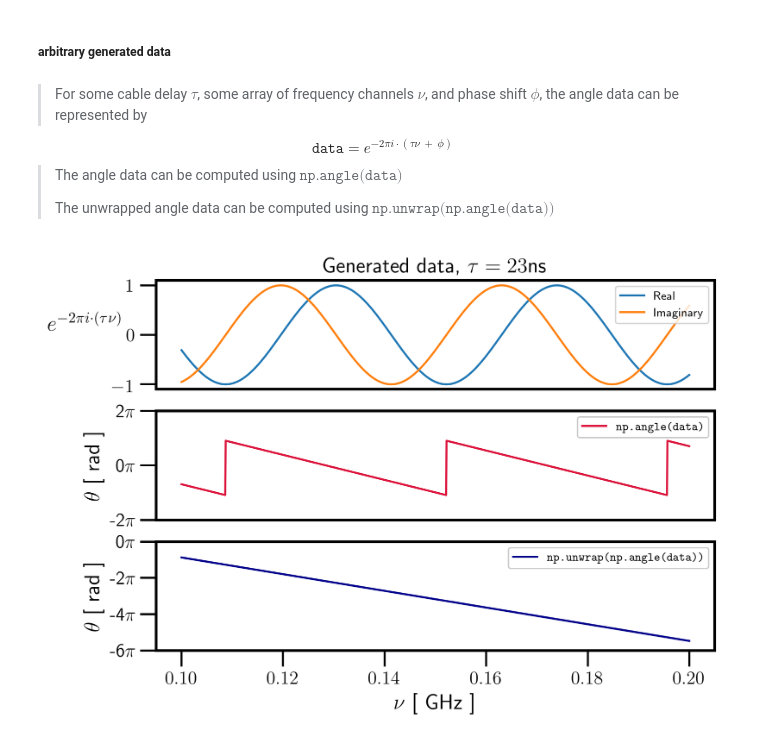
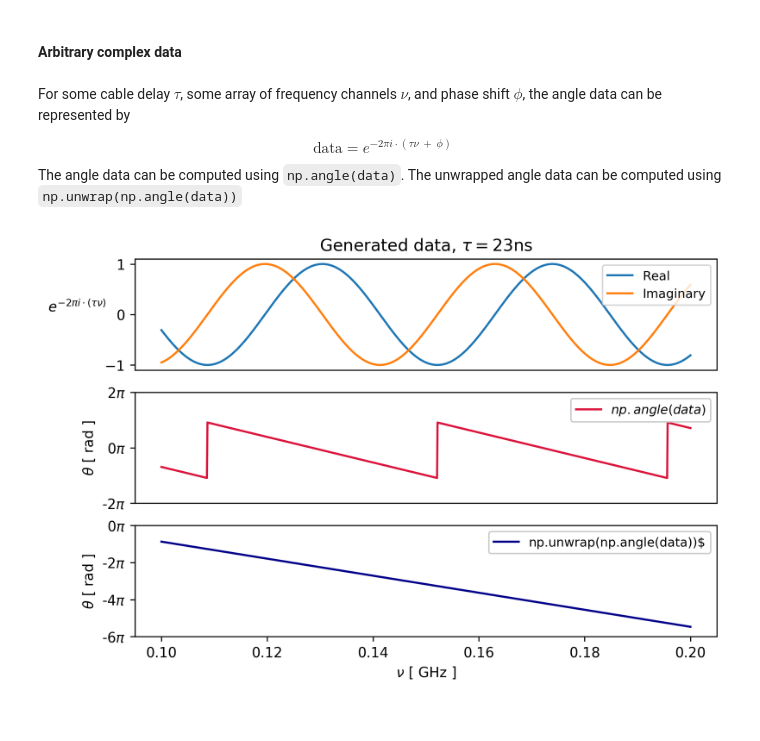
Before and after one commit to andrewasheridan/hera_sandbox, a Jupyter notebook: aas/wrap_unwrap/wrap_unwrap_initial_exploration.ipynb, the cells around one changed output. Saved outputs shown, nothing was run; the diff lists cells and outputs as text; code cells hidden in the pictures.

```diff
--- a/aas/wrap_unwrap/wrap_unwrap_initial_exploration.ipynb
+++ b/aas/wrap_unwrap/wrap_unwrap_initial_exploration.ipynb
@@ -25,17 +21,15 @@ set_plotstyles()
 from IPython.core.display import display, HTML
 display(HTML("<style>.container { width:100% !important; }</style>"))
 # %% [markdown]
-##### arbitrary generated data
+#### Arbitrary complex data
 # %% [markdown]
-> For some cable delay $\tau$, some array of frequency channels $\nu$, and phase shift $\phi$, the angle data can be represented by
->
+ For some cable delay $\tau$, some array of frequency channels $\nu$, and phase shift $\phi$, the angle data can be represented by
+
 \begin{equation}
-\texttt{data} = e^{-2\pi i \cdot (\tau \nu~+~\phi)}
+\text{data} = e^{-2\pi i \cdot (\tau \nu~+~\phi)}
 \end{equation}
->
-> The angle data can be computed using $\texttt{np.angle(data)}$
->
-> The unwrapped angle data can be computed using $\texttt{np.unwrap(np.angle(data))}$
+
+The angle data can be computed using `np.angle(data)`.  The unwrapped angle data can be computed using `np.unwrap(np.angle(data))`
 # %%
 # frequency channels for all data
 freqs = np.linspace(0.1, 0.2, 1024) # GHz
@@ -56,34 +50,34 @@ ax.plot(freqs, np.imag(data), label = 'Imaginary')
 ax.legend(fontsize = 9)
 ax.set_title(r'Generated data, $\tau = 23$ns')
 ax.set_ylabel(r'$e^{-2\pi i \cdot (\tau \nu)}$', rotation = 0, labelpad=20)
 ax.set_xticks([])
 
 # plot of angle data
 ax = axes[1]
 ax.plot(freqs, angle_data,
-        color = 'crimson', label = r'$\texttt{np.angle(data)}$')
+        color = 'crimson', label = r'$np.angle(data)$')
 
 ax.legend(fontsize = 9, framealpha = 1)
 ax.set_ylabel(r'$\theta$ [ rad ]')
 ax.set_xticks([])
 
 # plot of unwrapped angle data
 ax = axes[2]
 ax.plot(freqs, uw_angle_data,
-        color = 'darkblue', label = r'$\texttt{np.unwrap(np.angle(data))}$')
+        color = 'darkblue', label = r'np.unwrap(np.angle(data))$')
 
 ax.legend(fontsize = 9, framealpha = 1)
 ax.set_ylabel(r'$\theta$ [ rad ]')
 ax.set_xlabel(r'$\nu$ [ GHz ]')
 
 
 for ax in axes.reshape(-1)[1:]:
     ymax = int(2 * np.pi + 2 * np.pi * round(float(np.ceil(ax.get_ylim()[1]))/(2 * np.pi)))
     ymin = int(2 * np.pi * round(float(np.floor(ax.get_ylim()[0]))/(2 * np.pi)))
     ax.set_yticks(np.arange(ymin, ymax, np.pi)[::2])
     ax.set_yticklabels([r"{}$\pi$".format(int(round(value / np.pi))) for value in ax.get_yticks()])
 
 plt.show()
 # %% [output]
-[figure, old version]
+[figure, new version]
 # %% [markdown]
```
Also changed, not shown: parts of 20 cells of this notebook.
